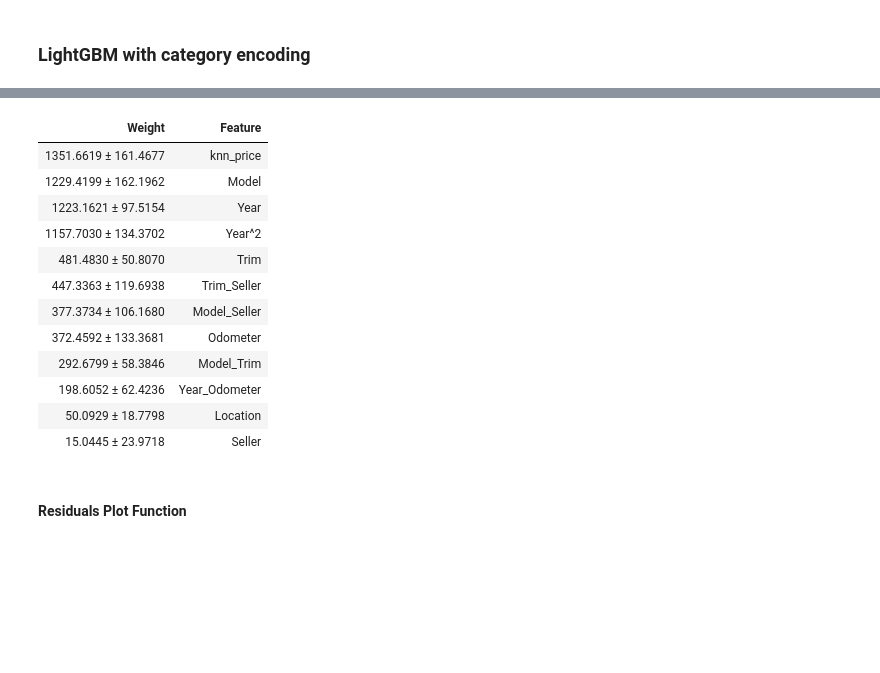
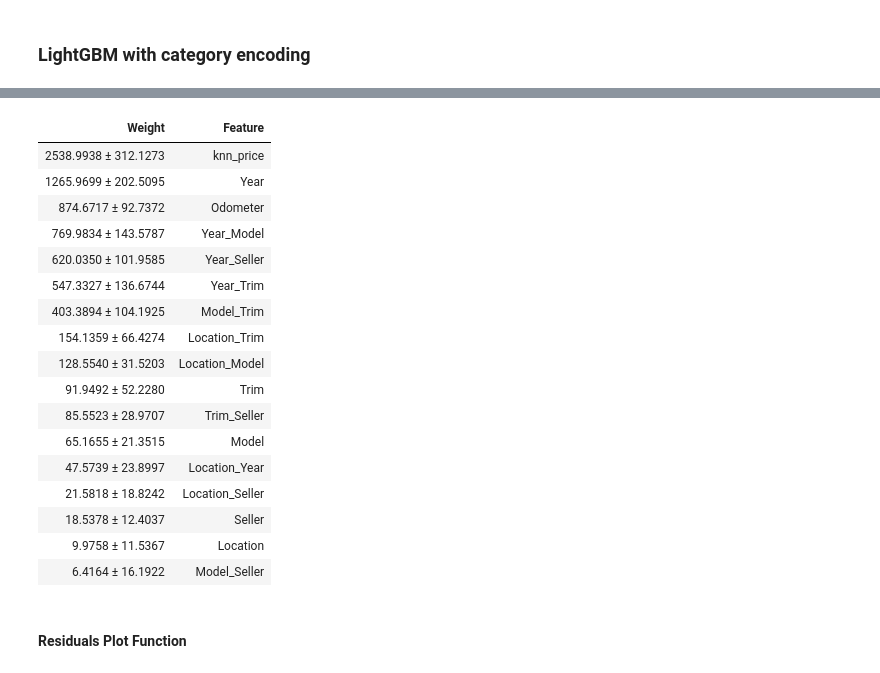
Before and after one commit to jkmackie/car_price_prediction, a Jupyter notebook: jupyter_notebooks/car_algo_final.ipynb, the cells around one changed output, grey strips where cells are left out. Cells and saved outputs as stored; diff of their text form; code cells hidden in the pictures; blank space fills up the shorter version.

```diff
--- a/jupyter_notebooks/car_algo_final.ipynb
+++ b/jupyter_notebooks/car_algo_final.ipynb
@@ -160,3 +86,9 @@ testY_lenc = testX_lenc.pop('Price')
+# %%
+#Split out Price
+trainX_lenc = train.copy()
+trainY_lenc = trainX_lenc.pop('Price')
+testX_lenc = test.copy()
+testY_lenc = testX_lenc.pop('Price')
 # %%
 trainX_lenc.head(2)
 # %% [output]
@@ -182,7 +114,7 @@ param_grid={"learning_rate": Real(0.01, 1.0, 'log-uniform'),
             }
 
 #Instantiate random_search.
-lgb_model = RandomizedSearchCV(clf, param_distributions=param_grid, n_iter=20, cv=10, n_jobs=-1, refit=True,\
+lgb_model = RandomizedSearchCV(clf, param_distributions=param_grid, n_iter=40, cv=5, n_jobs=-1, refit=True,\
                            scoring='neg_mean_absolute_error', return_train_score=False,random_state=42)
 
 #Tune model with CV. Model will automatically refit on full train with best parameters.
@@ -240,21 +172,26 @@ trainX_lenc.head(2)
 # %%
 #Get feature importances using eli5.
-perm = PermutationImportance(lgb_model,n_iter=4).fit(testX_lenc, testY_lenc)
+perm = PermutationImportance(lgb_model,n_iter=10).fit(testX_lenc, testY_lenc)
 eli5.show_weights(perm, feature_names = testX_lenc.columns.tolist())
 # %% [output]
 | Weight | Feature |
-| 1351.6619 ± 161.4677 | knn_price |
-| 1229.4199 ± 162.1962 | Model |
-| 1223.1621 ± 97.5154 | Year |
-| 1157.7030 ± 134.3702 | Year^2 |
-| 481.4830 ± 50.8070 | Trim |
-| 447.3363 ± 119.6938 | Trim_Seller |
-| 377.3734 ± 106.1680 | Model_Seller |
-| 372.4592 ± 133.3681 | Odometer |
-| 292.6799 ± 58.3846 | Model_Trim |
-| 198.6052 ± 62.4236 | Year_Odometer |
-| 50.0929 ± 18.7798 | Location |
-| 15.0445 ± 23.9718 | Seller |
+| 2538.9938 ± 312.1273 | knn_price |
+| 1265.9699 ± 202.5095 | Year |
+| 874.6717 ± 92.7372 | Odometer |
+| 769.9834 ± 143.5787 | Year_Model |
+| 620.0350 ± 101.9585 | Year_Seller |
+| 547.3327 ± 136.6744 | Year_Trim |
+| 403.3894 ± 104.1925 | Model_Trim |
+| 154.1359 ± 66.4274 | Location_Trim |
+| 128.5540 ± 31.5203 | Location_Model |
+| 91.9492 ± 52.2280 | Trim |
+| 85.5523 ± 28.9707 | Trim_Seller |
+| 65.1655 ± 21.3515 | Model |
+| 47.5739 ± 23.8997 | Location_Year |
+| 21.5818 ± 18.8242 | Location_Seller |
+| 18.5378 ± 12.4037 | Seller |
+| 9.9758 ± 11.5367 | Location |
+| 6.4164 ± 16.1922 | Model_Seller |
 # %% [markdown]
 #### Residuals Plot Function
 # %%
```
Also changed, not shown: parts of 23 cells of this notebook, 1 other file.
